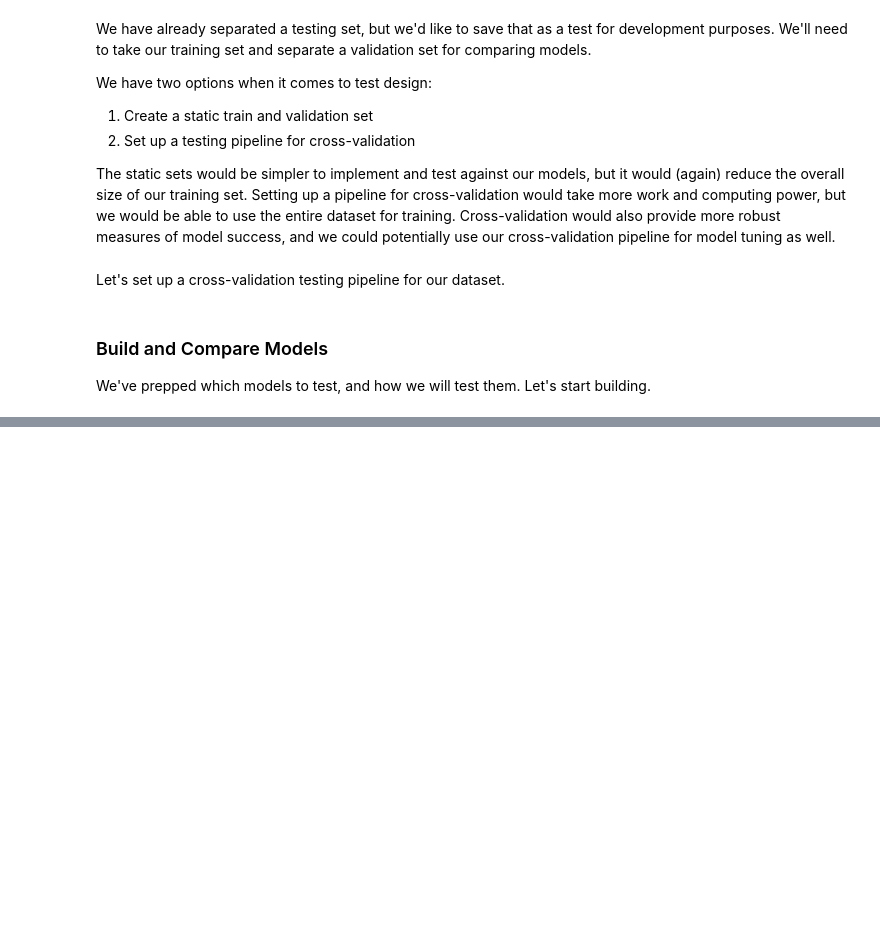
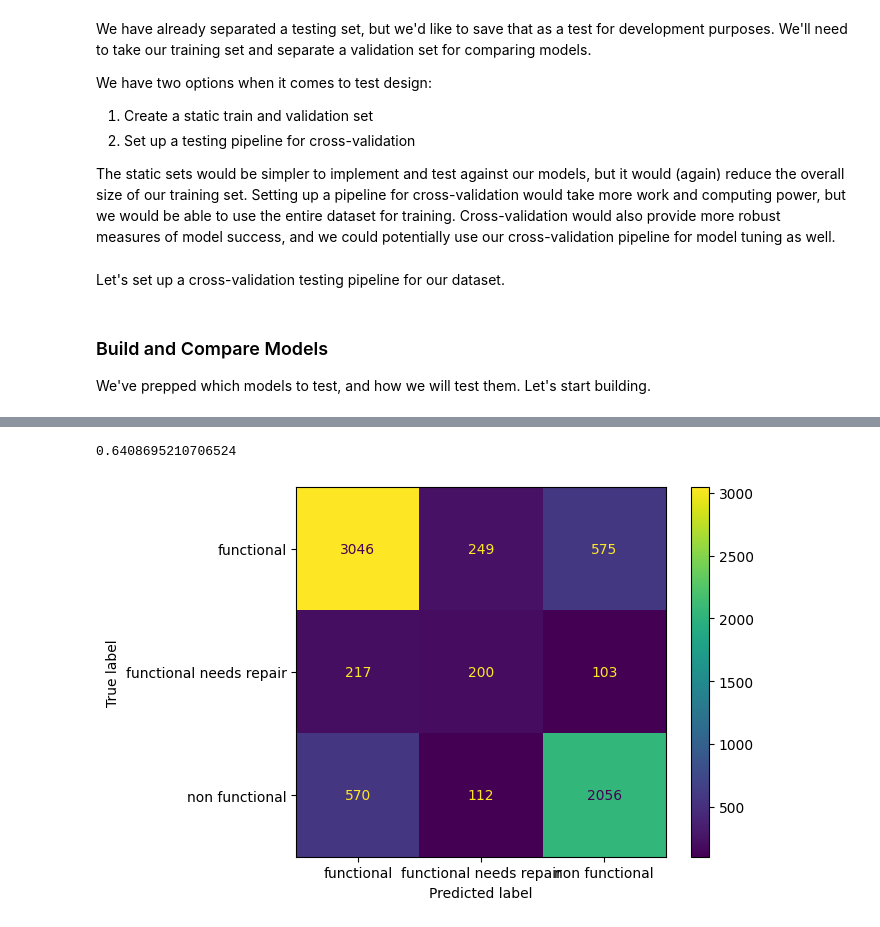
Before and after one commit to zdravoj/water-pump-classifier, a Jupyter notebook: Water_Pump_Classifier.ipynb, the cells around one changed output, grey strips where cells are left out. Drawn from its saved outputs; the diff is of its cells as text; code cells hidden in the pictures; blank space fills up the shorter version.

```diff
--- a/Water_Pump_Classifier.ipynb
+++ b/Water_Pump_Classifier.ipynb
@@ -2080,0 +2152,10 @@ We've prepped which models to test, and how we will test them. Let's start build
+# %%
+encoded_model_dt = encoder_pipeline(model_dt)
+encoded_model_dt.fit(X_train_clean, y_train)
+y_preds = encoded_model_dt.predict(X_test_clean)
+print(balanced_accuracy_score(y_test, y_preds))
+
+ConfusionMatrixDisplay.from_predictions(y_test, y_preds);
+# %% [output]
+0.6408695210706524
+[figure, added]
```
Also changed, not shown: parts of 45 cells of this notebook.
